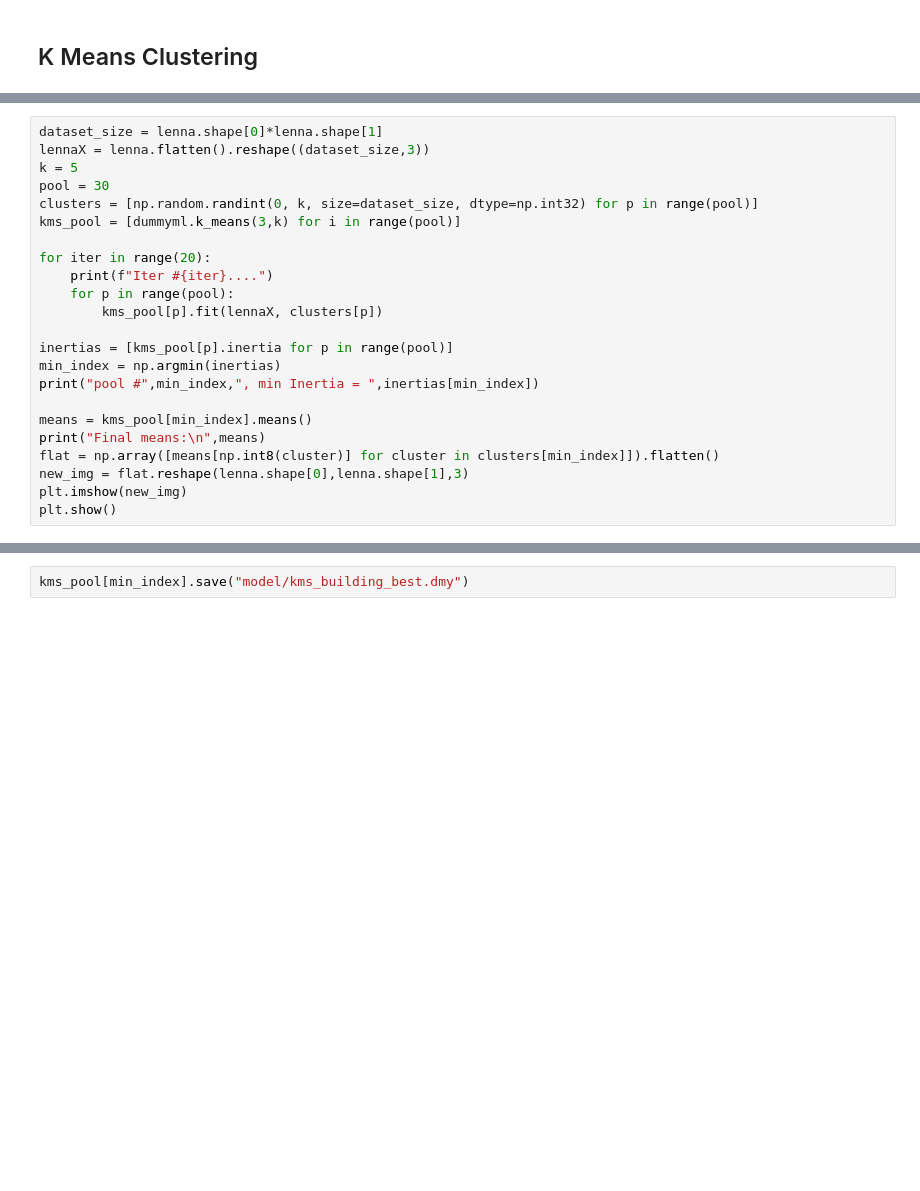
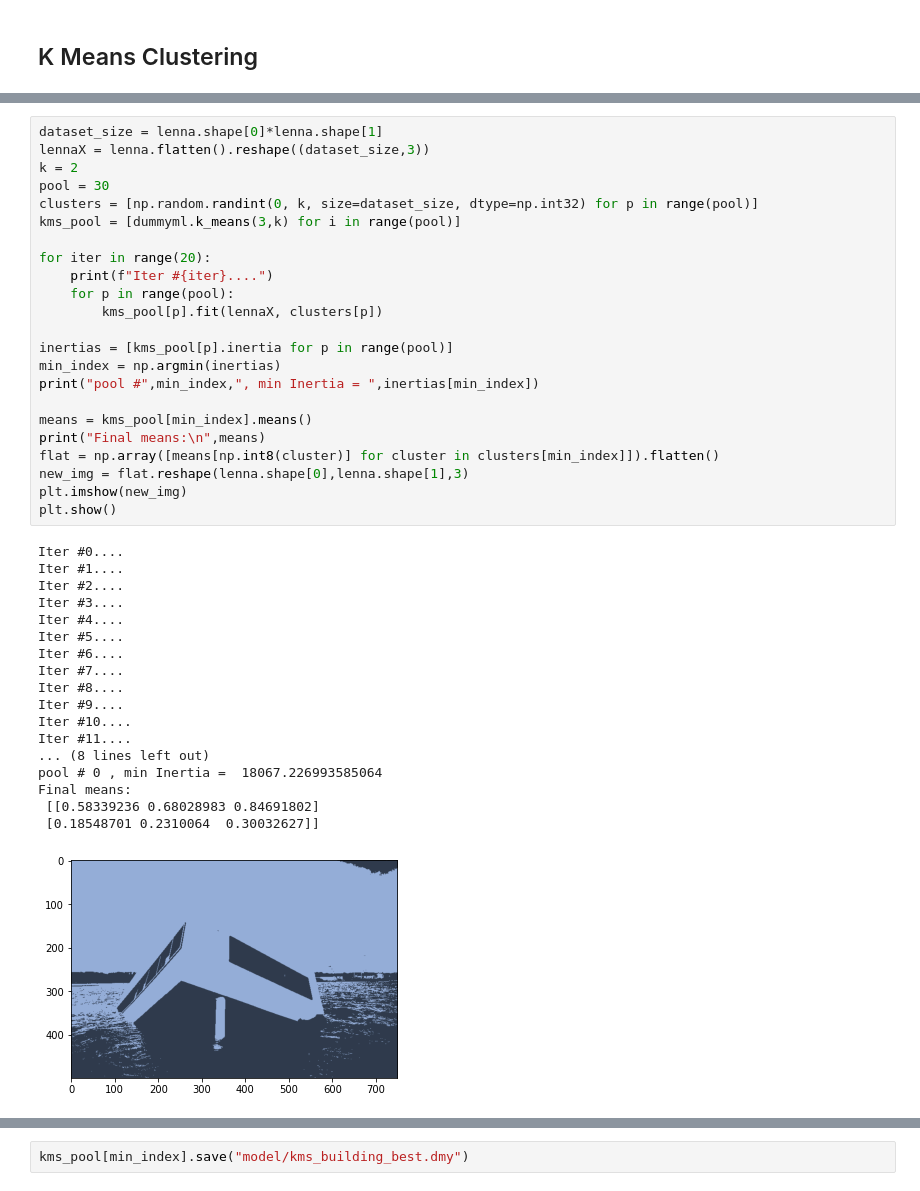
Before and after one commit to BlenderWang9487/DummyML, a Jupyter notebook: playground.ipynb, the cells around one changed output, grey strips where cells are left out. Saved outputs shown, nothing was run; the diff lists cells and outputs as text; blank space fills up the shorter version.

```diff
--- a/playground.ipynb
+++ b/playground.ipynb
@@ -32,26 +36,45 @@ plt.show()
 # %%
 dataset_size = lenna.shape[0]*lenna.shape[1]
 lennaX = lenna.flatten().reshape((dataset_size,3))
-k = 5
+k = 2
 pool = 30
 clusters = [np.random.randint(0, k, size=dataset_size, dtype=np.int32) for p in range(pool)]
 kms_pool = [dummyml.k_means(3,k) for i in range(pool)]
 
 for iter in range(20):
     print(f"Iter #{iter}....")
     for p in range(pool):
         kms_pool[p].fit(lennaX, clusters[p])
 
 inertias = [kms_pool[p].inertia for p in range(pool)]
 min_index = np.argmin(inertias)
 print("pool #",min_index,", min Inertia = ",inertias[min_index])
 
 means = kms_pool[min_index].means()
 print("Final means:\n",means)
 flat = np.array([means[np.int8(cluster)] for cluster in clusters[min_index]]).flatten()
 new_img = flat.reshape(lenna.shape[0],lenna.shape[1],3)
 plt.imshow(new_img)
 plt.show()
+# %% [output]
+Iter #0....
+Iter #1....
+Iter #2....
+Iter #3....
+Iter #4....
+Iter #5....
+Iter #6....
+Iter #7....
+Iter #8....
+Iter #9....
+Iter #10....
+Iter #11....
+... (8 lines left out)
+pool # 0 , min Inertia =  18067.226993585064
+Final means:
+ [[0.58339236 0.68028983 0.84691802]
+ [0.18548701 0.2310064  0.30032627]]
+[figure, added]
 # %%
 data_points = np.random.random((150,2))
 data_points[:50,:] += 2
```
Also changed, not shown: parts of 3 cells of this notebook.
